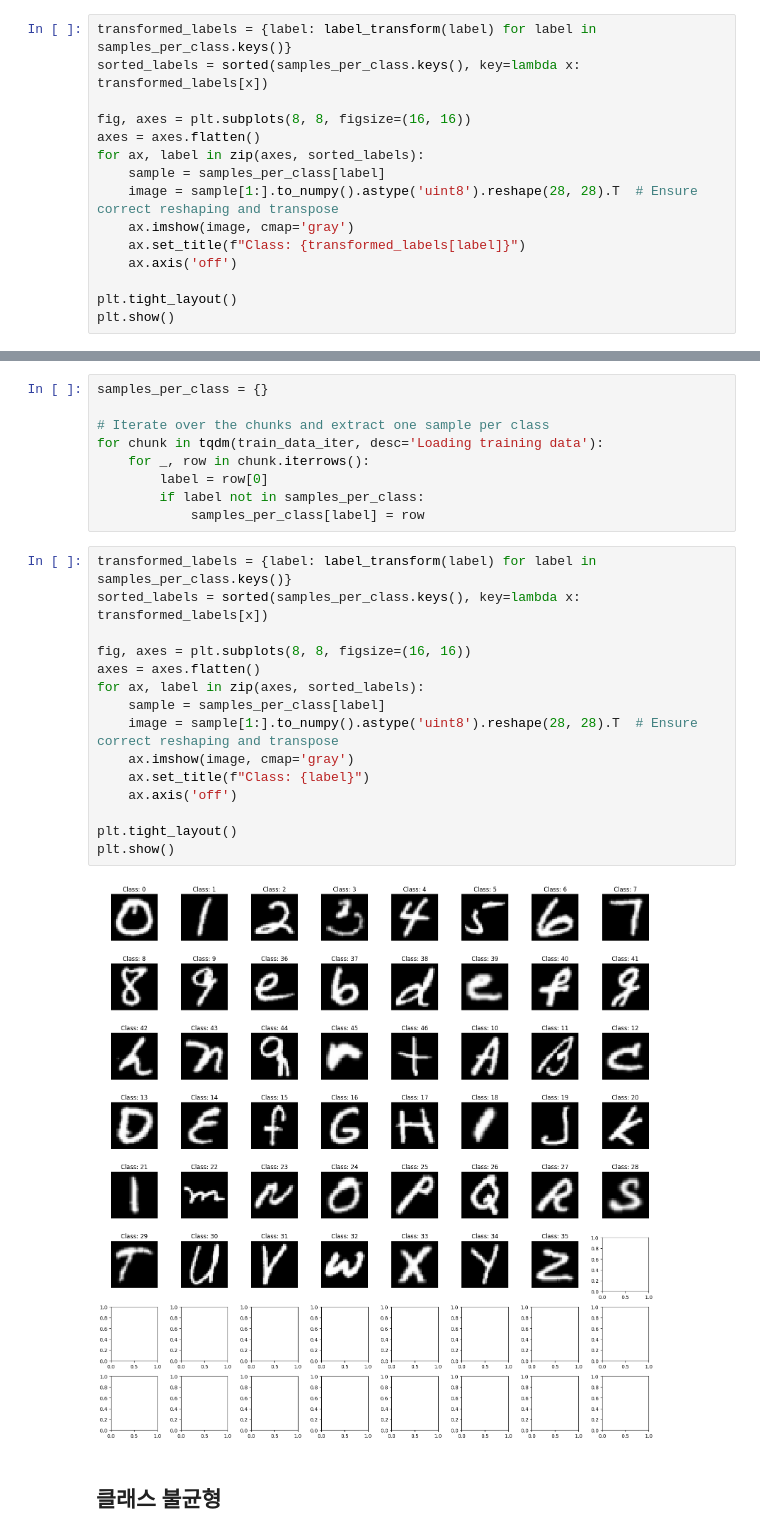
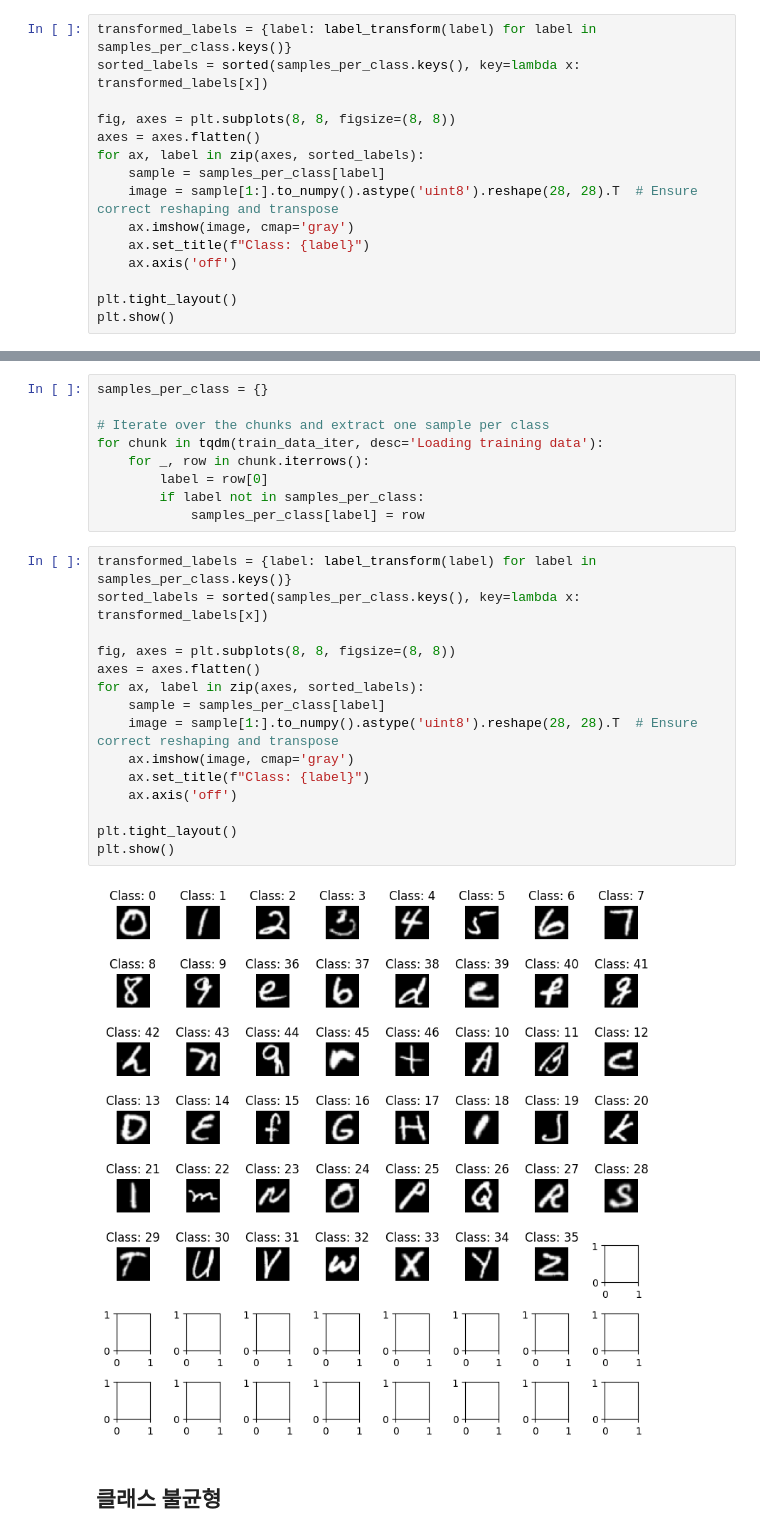
Before and after one commit to unbroken2650/ann-project, a Jupyter notebook: visualization/dataset_visualize.ipynb, the cells around one changed output, grey strips where cells are left out. Cells and saved outputs as stored; diff of their text form.

```diff
--- a/visualization/dataset_visualize.ipynb
+++ b/visualization/dataset_visualize.ipynb
@@ -121,13 +128,13 @@ for chunk in tqdm(train_data_iter, desc='Loading training data'):
 transformed_labels = {label: label_transform(label) for label in samples_per_class.keys()}
 sorted_labels = sorted(samples_per_class.keys(), key=lambda x: transformed_labels[x])
 
-fig, axes = plt.subplots(8, 8, figsize=(16, 16))
+fig, axes = plt.subplots(8, 8, figsize=(8, 8))
 axes = axes.flatten()
 for ax, label in zip(axes, sorted_labels):
     sample = samples_per_class[label]
     image = sample[1:].to_numpy().astype('uint8').reshape(28, 28).T  # Ensure correct reshaping and transpose
     ax.imshow(image, cmap='gray')
-    ax.set_title(f"Class: {transformed_labels[label]}")
+    ax.set_title(f"Class: {label}")
     ax.axis('off')
 
 plt.tight_layout()
@@ -152,20 +159,20 @@ for chunk in tqdm(train_data_iter, desc='Loading training data'):
 # %%
 transformed_labels = {label: label_transform(label) for label in samples_per_class.keys()}
 sorted_labels = sorted(samples_per_class.keys(), key=lambda x: transformed_labels[x])
 
-fig, axes = plt.subplots(8, 8, figsize=(16, 16))
+fig, axes = plt.subplots(8, 8, figsize=(8, 8))
 axes = axes.flatten()
 for ax, label in zip(axes, sorted_labels):
     sample = samples_per_class[label]
     image = sample[1:].to_numpy().astype('uint8').reshape(28, 28).T  # Ensure correct reshaping and transpose
     ax.imshow(image, cmap='gray')
     ax.set_title(f"Class: {label}")
     ax.axis('off')
 
 plt.tight_layout()
 plt.show()
 # %% [output]
-[figure, old version]
+[figure, new version]
 # %% [markdown]
 ## 클래스 불균형
 # %%
```
Also changed, not shown: parts of 2 cells of this notebook, 27 other files.
